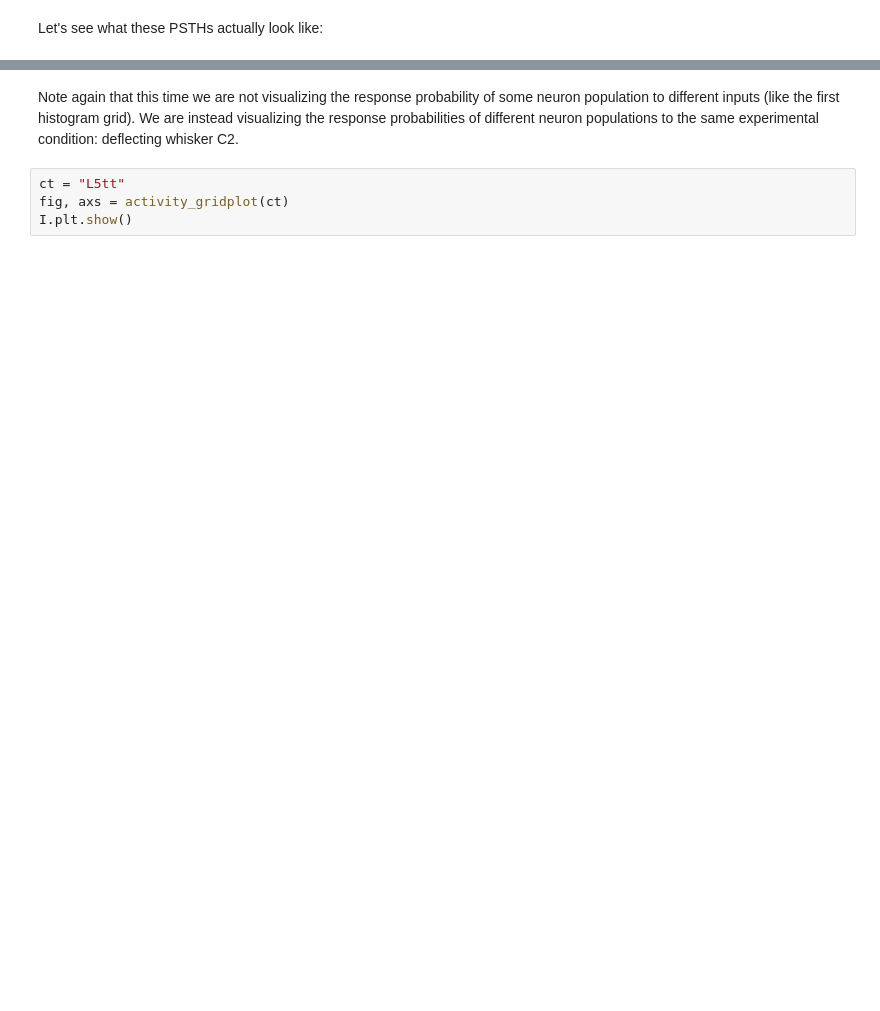
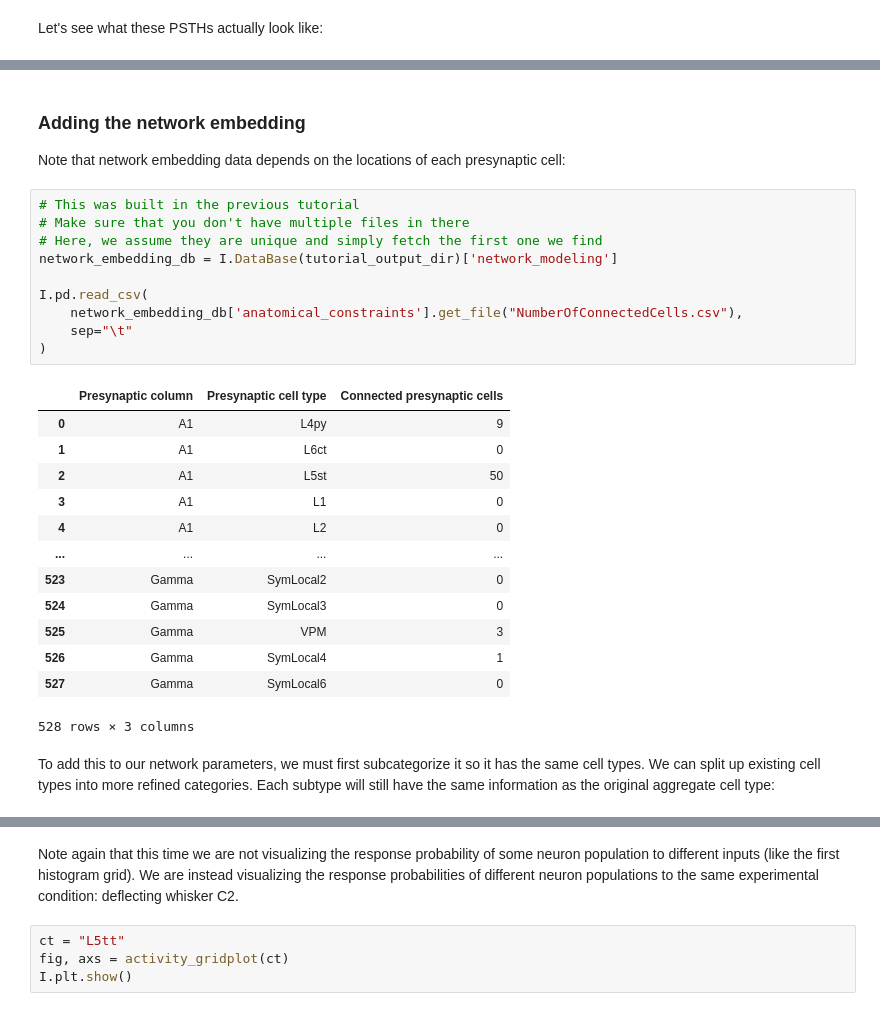
Before and after one commit to mpinb/in_silico_framework, a Jupyter notebook: getting_started/tutorials/2. network models/2.2 Network activity.ipynb, the cells around one changed output, grey strips where cells are left out. Saved outputs shown, nothing was run; the diff lists cells and outputs as text; blank space fills up the shorter version.

```diff
--- a/getting_started/tutorials/2. network models/2.2 Network activity.ipynb
+++ b/getting_started/tutorials/2. network models/2.2 Network activity.ipynb
@@ -382,0 +250,30 @@ def activity_gridplot(ct, deflected_whisker="C2", network_param=network_param_C2
+# %% [markdown]
+### Adding the network embedding
+
+Note that network embedding data depends on the locations of each presynaptic cell:
+# %%
+# This was built in the previous tutorial
+# Make sure that you don't have multiple files in there
+# Here, we assume they are unique and simply fetch the first one we find
+network_embedding_db = I.DataBase(tutorial_output_dir)['network_modeling']
+
+I.pd.read_csv(
+    network_embedding_db['anatomical_constraints'].get_file("NumberOfConnectedCells.csv"),
+    sep="\t"
+)
+# %% [output]
+|  | Presynaptic column | Presynaptic cell type | Connected presynaptic cells |
+| 0 | A1 | L4py | 9 |
+| 1 | A1 | L6ct | 0 |
+| 2 | A1 | L5st | 50 |
+| 3 | A1 | L1 | 0 |
+| 4 | A1 | L2 | 0 |
+| ... | ... | ... | ... |
+| 523 | Gamma | SymLocal2 | 0 |
+| 524 | Gamma | SymLocal3 | 0 |
+| 525 | Gamma | VPM | 3 |
+| 526 | Gamma | SymLocal4 | 1 |
+| 527 | Gamma | SymLocal6 | 0 |
+528 rows × 3 columns
+# %% [markdown]
+To add this to our network parameters, we must first subcategorize it so it has the same cell types. We can split up existing cell types into more refined categories. Each subtype will still have the same information as the original aggregate cell type:
```
Also changed, not shown: parts of 85 cells of this notebook, 1 other file.
